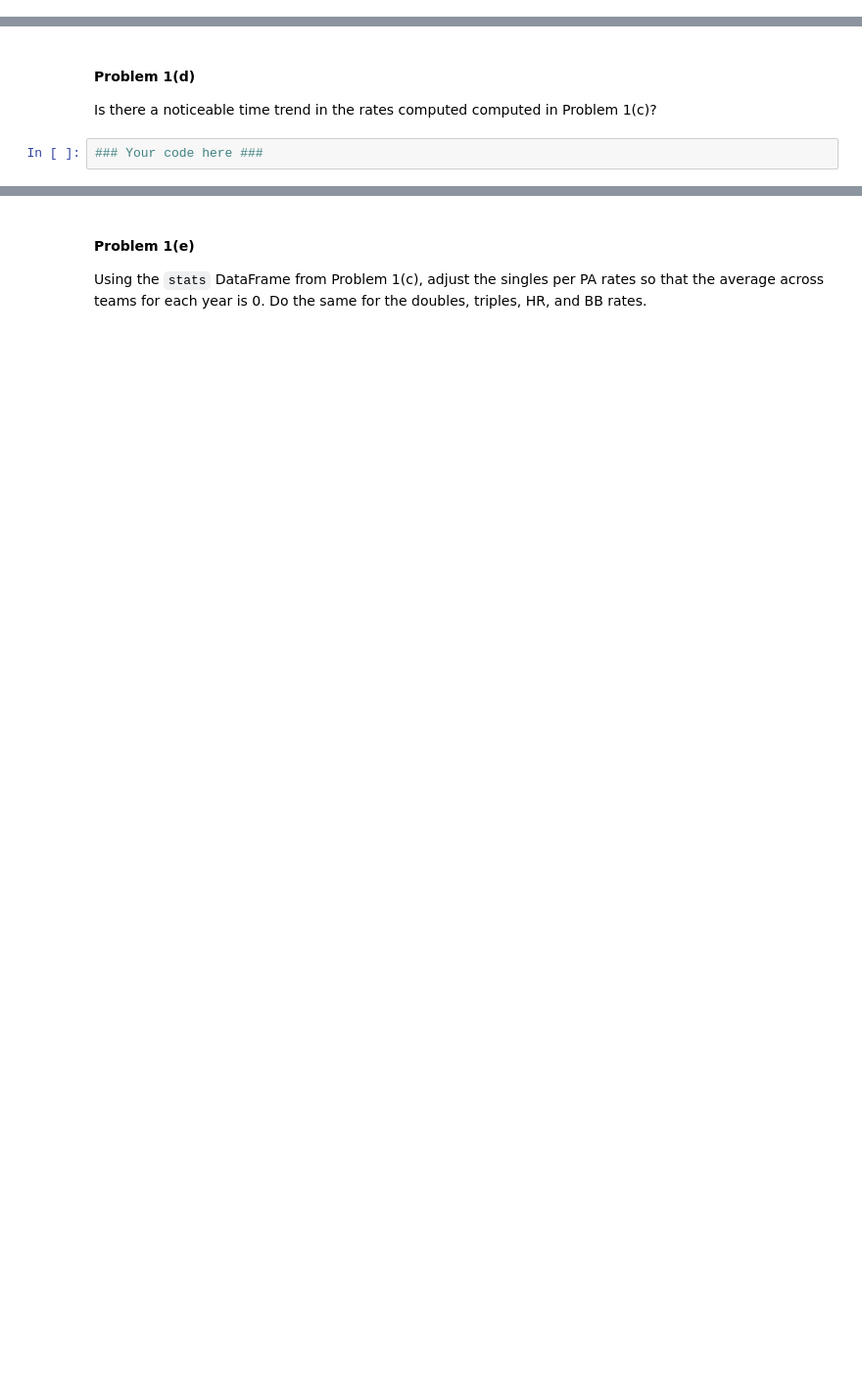
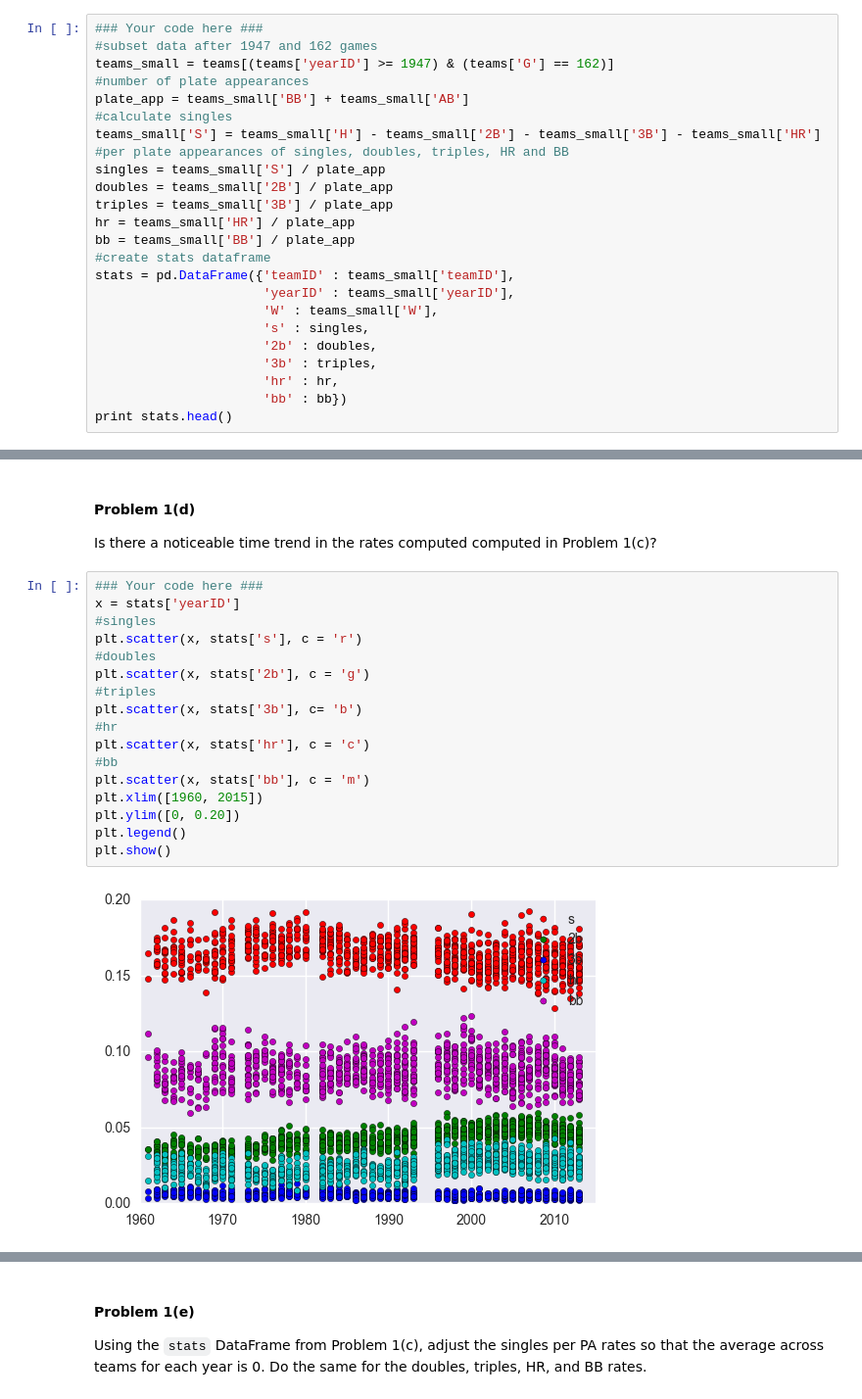
Before and after one commit to jacqzwy/2014, a Jupyter notebook: homework/HW3.ipynb, the cells around one changed output, grey strips where cells are left out. Shown at 98% size. Saved outputs shown, nothing was run; the diff lists cells and outputs as text; blank space fills up the shorter version.

```diff
--- a/homework/HW3.ipynb
+++ b/homework/HW3.ipynb
@@ -140,0 +120,24 @@ print teams.head()
+# %%
+### Your code here ###
+#subset data after 1947 and 162 games
+teams_small = teams[(teams['yearID'] >= 1947) & (teams['G'] == 162)]
+#number of plate appearances
+plate_app = teams_small['BB'] + teams_small['AB']
+#calculate singles
+teams_small['S'] = teams_small['H'] - teams_small['2B'] - teams_small['3B'] - teams_small['HR']
+#per plate appearances of singles, doubles, triples, HR and BB
+singles = teams_small['S'] / plate_app
+doubles = teams_small['2B'] / plate_app
+triples = teams_small['3B'] / plate_app
+hr = teams_small['HR'] / plate_app
+bb = teams_small['BB'] / plate_app
+#create stats dataframe
+stats = pd.DataFrame({'teamID' : teams_small['teamID'],
+                      'yearID' : teams_small['yearID'],
+                      'W' : teams_small['W'],
+                      's' : singles,
+                      '2b' : doubles,
+                      '3b' : triples,
+                      'hr' : hr,
+                      'bb' : bb})
+print stats.head()
@@ -142,5 +156,22 @@ print teams.head()
 #### Problem 1(d)
 
 Is there a noticeable time trend in the rates computed computed in Problem 1(c)?
-# %%
-### Your code here ###
+# %%
+### Your code here ###
+x = stats['yearID']
+#singles
+plt.scatter(x, stats['s'], c = 'r')
+#doubles
+plt.scatter(x, stats['2b'], c = 'g')
+#triples
+plt.scatter(x, stats['3b'], c= 'b')
+#hr
+plt.scatter(x, stats['hr'], c = 'c')
+#bb
+plt.scatter(x, stats['bb'], c = 'm')
+plt.xlim([1960, 2015])
+plt.ylim([0, 0.20])
+plt.legend()
+plt.show()
+# %% [output]
+[figure, added]
```
Also changed, not shown: parts of 7 cells of this notebook.
